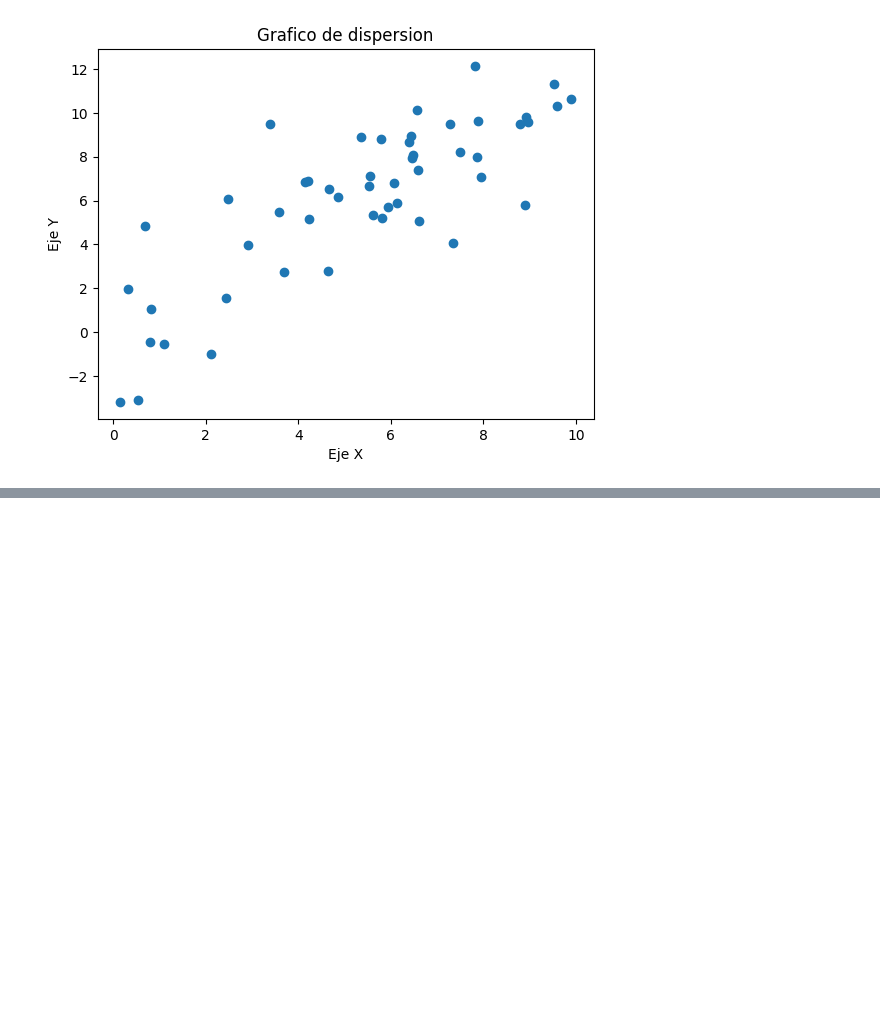
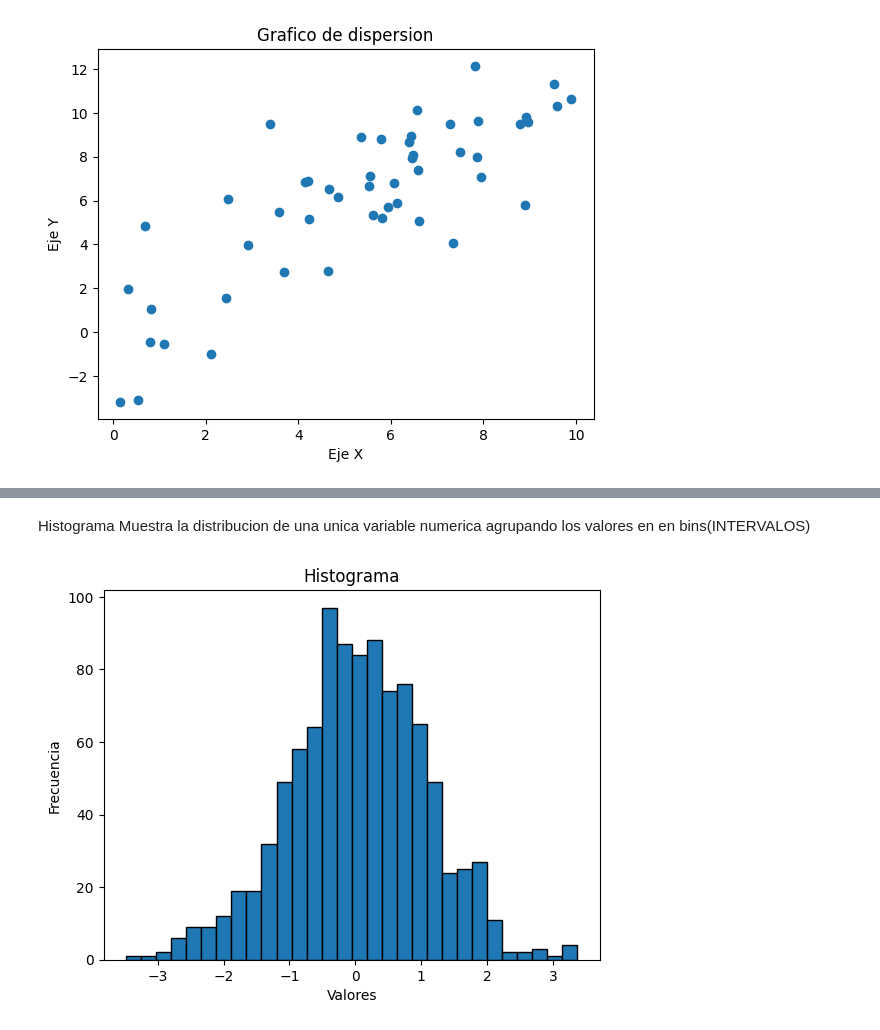
Before and after one commit to brunobobadilla06/Bruno-CienciaDeDatos, a Jupyter notebook: Mathplotlib.ipynb, the cells around one changed output, grey strips where cells are left out. Saved outputs shown, nothing was run; the diff lists cells and outputs as text; code cells hidden in the pictures; blank space fills up the shorter version.

```diff
--- a/Mathplotlib.ipynb
+++ b/Mathplotlib.ipynb
@@ -100,0 +135,27 @@ plt.show()
+# %% [markdown]
+Histograma
+Muestra la distribucion de una unica variable numerica agrupando los valores en  en bins(INTERVALOS)
+# %%
+import pandas as pd
+import numpy as np
+import matplotlib.pyplot as plt
+%matplotlib inline
+
+# DATOS DE EJEMPLO (DISTRIBUCION NORMAL)
+data = np.random.randn(1000) # 1000 valores aleatorios de una distribucion normal
+
+# Crear una figura y un conjunto de ejes(axes)
+fig, ax = plt.subplots()
+
+#Crear el histograma
+ax.hist(data, bins=30, edgecolor='black') # 30 intervalos
+
+# Etiquetas y titulo
+ax.set_xlabel('Valores')
+ax.set_ylabel('Frecuencia')
+ax.set_title('Histograma')
+
+# Mostrar el grafico
+plt.show()
+# %% [output]
+[figure, added]
```
Also changed, not shown: parts of 5 cells of this notebook.
